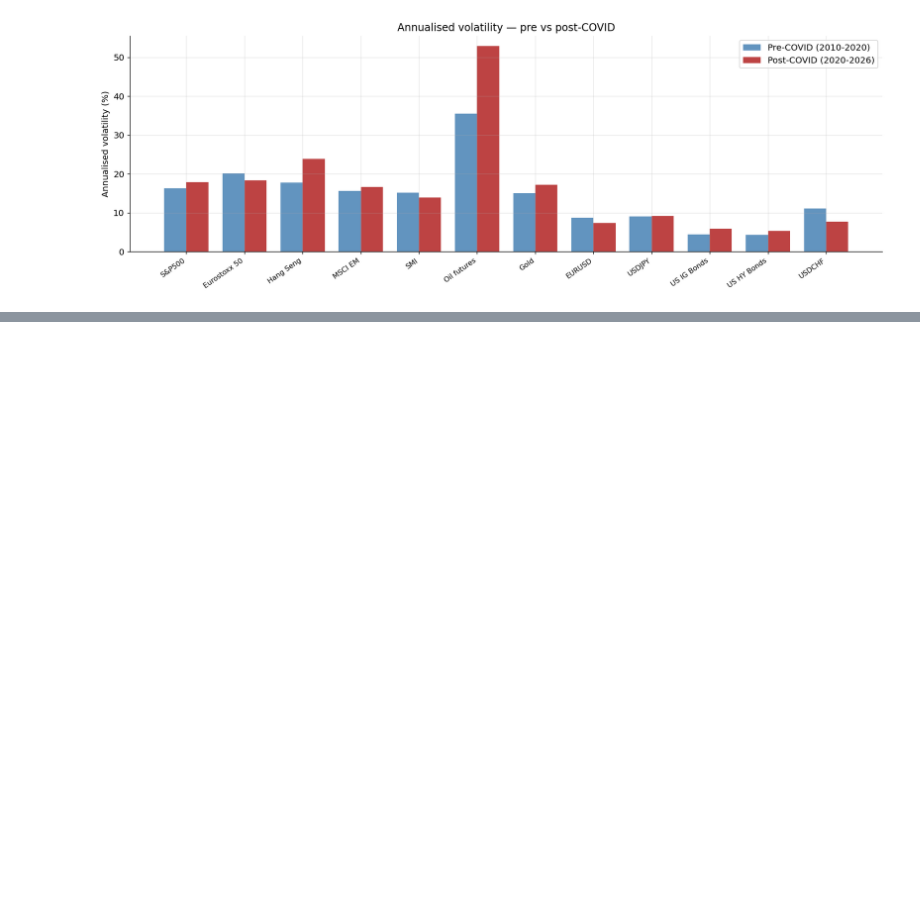
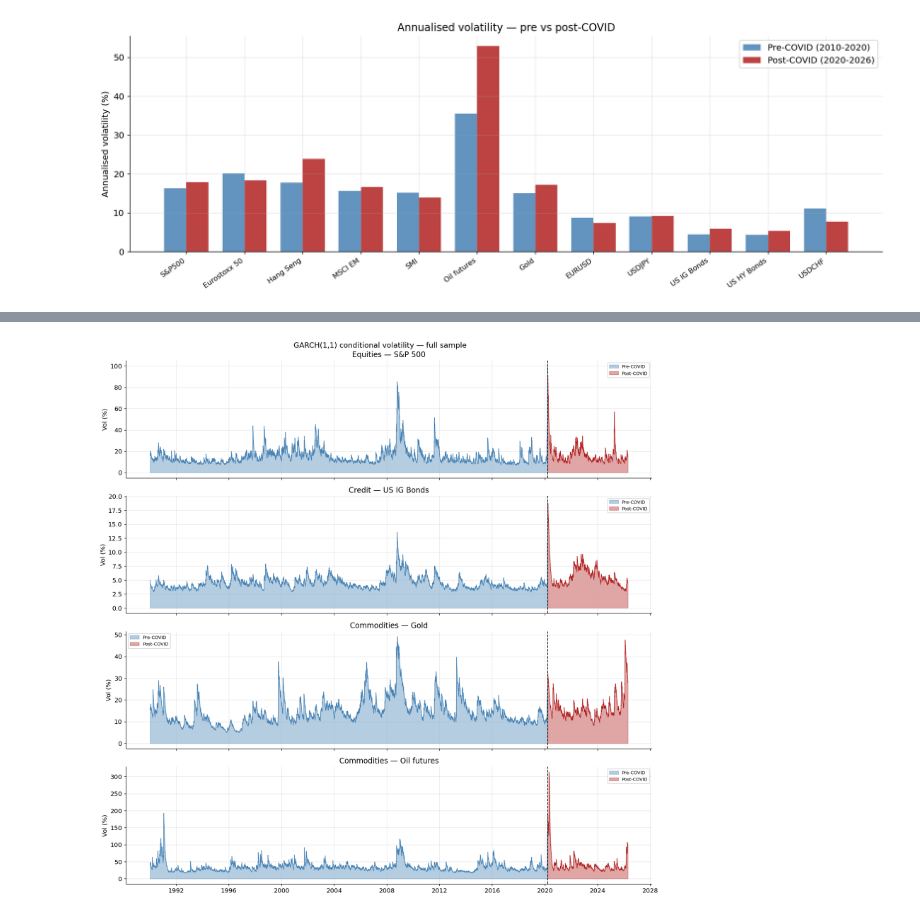
Before and after one commit to hatim8838/EMIF_PROJECT_2, a Jupyter notebook: HATIM_CODE.ipynb, the cells around one changed output, grey strips where cells are left out. Saved outputs shown, nothing was run; the diff lists cells and outputs as text; code cells hidden in the pictures; blank space fills up the shorter version.

```diff
--- a/HATIM_CODE.ipynb
+++ b/HATIM_CODE.ipynb
@@ -260,0 +526,36 @@ plt.show()
+# %%
+assets_plot = ["S&P500", "US IG Bonds", "Gold", "Oil futures"]
+labels_plot = ["Equities — S&P 500", "Credit — US IG Bonds",
+               "Commodities — Gold", "Commodities — Oil futures"]
+
+fig, axes = plt.subplots(4, 1, figsize=(14, 14), sharex=True)
+
+for ax, asset, label in zip(axes, assets_plot, labels_plot):
+    series    = returns[asset].dropna()
+    garch_fit = fit_garch(series)
+    vol       = pd.Series(
+        np.sqrt(garch_fit["sigma2"]) * np.sqrt(ANNUALIZATION) * 100,
+        index=series.index
+    )
+
+    vol_pre_plot  = vol[vol.index <  COVID_BREAK]
+    vol_post_plot = vol[vol.index >= COVID_BREAK]
+
+    ax.fill_between(vol_pre_plot.index,  vol_pre_plot,  alpha=0.4,
+                    color=COLORS["pre"],  label="Pre-COVID")
+    ax.fill_between(vol_post_plot.index, vol_post_plot, alpha=0.4,
+                    color=COLORS["post"], label="Post-COVID")
+    ax.plot(vol_pre_plot,  linewidth=0.8, color=COLORS["pre"])
+    ax.plot(vol_post_plot, linewidth=0.8, color=COLORS["post"])
+    ax.axvline(pd.Timestamp(COVID_BREAK), color="black",
+               linestyle="--", linewidth=1.2)
+    ax.set_title(label)
+    ax.set_ylabel("Vol (%)")
+    ax.legend(fontsize=8)
+
+fig.suptitle("GARCH(1,1) conditional volatility — full sample", fontsize=13)
+plt.tight_layout()
+plt.savefig(FIG_DIR / "fig2_garch_vol.png", dpi=150, bbox_inches="tight")
+plt.show()
+# %% [output]
+[figure, added]
```
Also changed, not shown: parts of 20 cells of this notebook, 15 other files.
